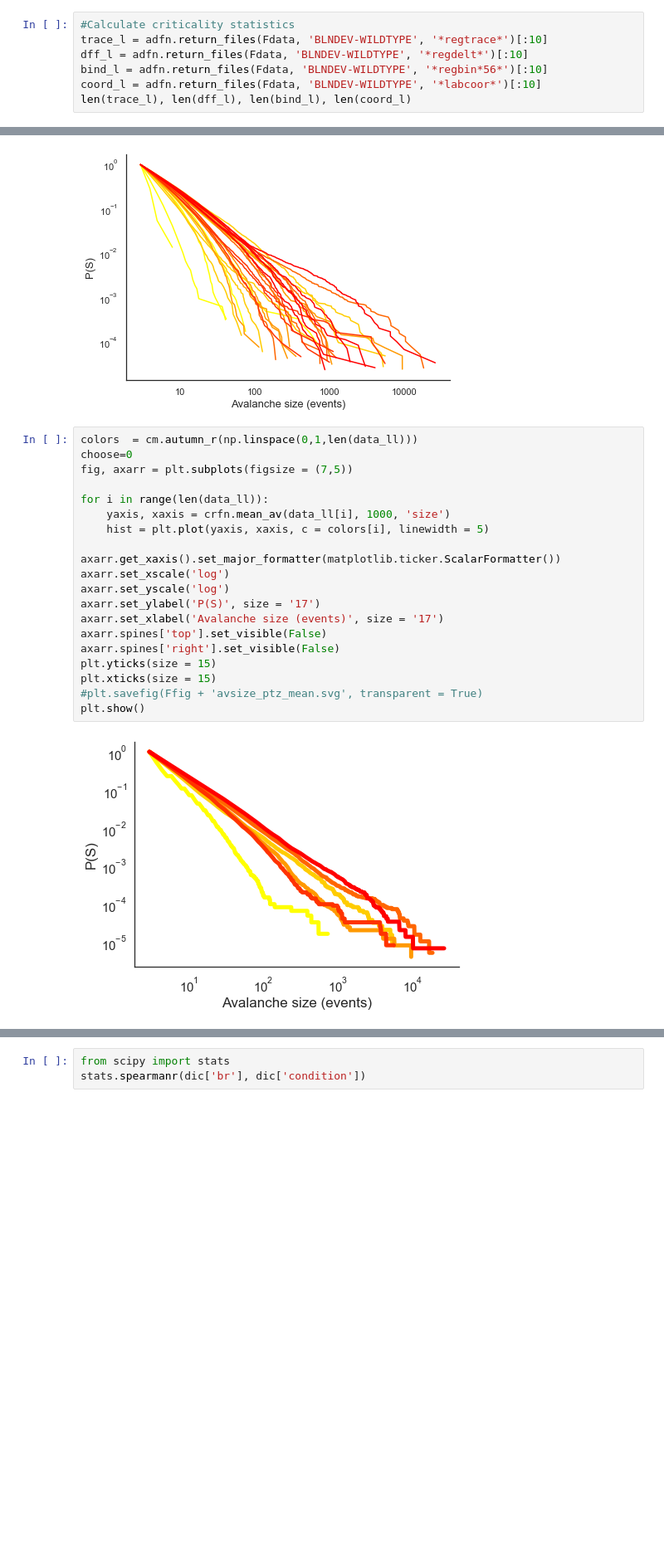
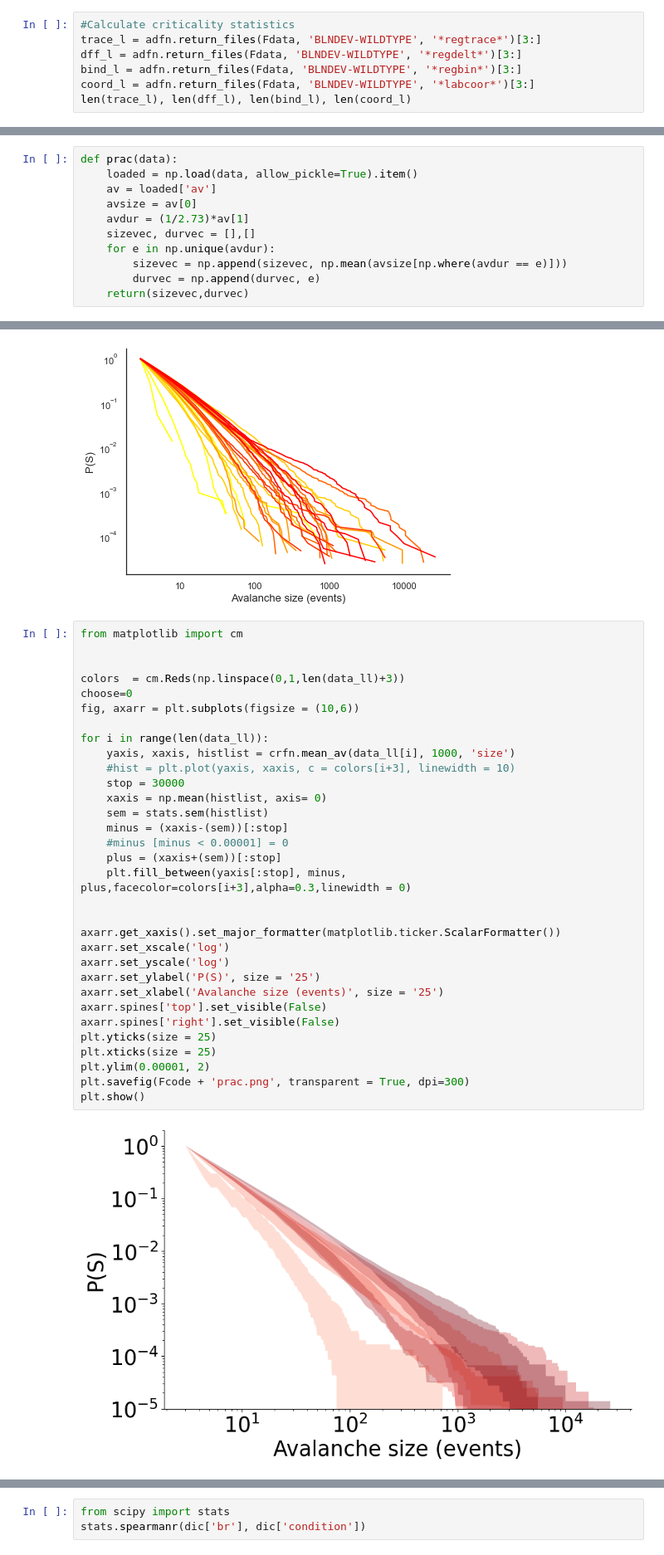
Before and after one commit to dmnburrows/multiscale_dev_dynamics, a Jupyter notebook: av_dev.ipynb, the cells around one changed output, grey strips where cells are left out. Shown at 83% size. Cells and saved outputs as stored; diff of their text form; blank space fills up the shorter version.

Commit message:
paper figures

```diff
--- a/av_dev.ipynb
+++ b/av_dev.ipynb
@@ -56,9 +58,9 @@ print(maxi)
 655.138672844927
 # %%
 #Calculate criticality statistics
-trace_l = adfn.return_files(Fdata, 'BLNDEV-WILDTYPE', '*regtrace*')[:10]
-dff_l = adfn.return_files(Fdata, 'BLNDEV-WILDTYPE', '*regdelt*')[:10]
-bind_l = adfn.return_files(Fdata, 'BLNDEV-WILDTYPE', '*regbin*56*')[:10]
-coord_l = adfn.return_files(Fdata, 'BLNDEV-WILDTYPE', '*labcoor*')[:10]
+trace_l = adfn.return_files(Fdata, 'BLNDEV-WILDTYPE', '*regtrace*')[3:]
+dff_l = adfn.return_files(Fdata, 'BLNDEV-WILDTYPE', '*regdelt*')[3:]
+bind_l = adfn.return_files(Fdata, 'BLNDEV-WILDTYPE', '*regbin*')[3:]
+coord_l = adfn.return_files(Fdata, 'BLNDEV-WILDTYPE', '*labcoor*')[3:]
 len(trace_l), len(dff_l), len(bind_l), len(coord_l)
 # %% [output]
@@ -827,0 +1345,11 @@ plt.show()
+# %%
+def prac(data):
+    loaded = np.load(data, allow_pickle=True).item()
+    av = loaded['av']
+    avsize = av[0]
+    avdur = (1/2.73)*av[1]
+    sizevec, durvec = [],[]
+    for e in np.unique(avdur):
+        sizevec = np.append(sizevec, np.mean(avsize[np.where(avdur == e)]))
+        durvec = np.append(durvec, e)
+    return(sizevec,durvec)
@@ -925,24 +1502,36 @@ plt.show()
 # %% [output]
 [figure]
 # %%
-colors  = cm.autumn_r(np.linspace(0,1,len(data_ll)))
+from matplotlib import cm
+
+
+colors  = cm.Reds(np.linspace(0,1,len(data_ll)+3))
 choose=0
-fig, axarr = plt.subplots(figsize = (7,5))
+fig, axarr = plt.subplots(figsize = (10,6))
 
 for i in range(len(data_ll)):
-    yaxis, xaxis = crfn.mean_av(data_ll[i], 1000, 'size')
-    hist = plt.plot(yaxis, xaxis, c = colors[i], linewidth = 5)
+    yaxis, xaxis, histlist = crfn.mean_av(data_ll[i], 1000, 'size')
+    #hist = plt.plot(yaxis, xaxis, c = colors[i+3], linewidth = 10)
+    stop = 30000
+    xaxis = np.mean(histlist, axis= 0)
+    sem = stats.sem(histlist)
+    minus = (xaxis-(sem))[:stop]
+    #minus [minus < 0.00001] = 0
+    plus = (xaxis+(sem))[:stop]
+    plt.fill_between(yaxis[:stop], minus, plus,facecolor=colors[i+3],alpha=0.3,linewidth = 0)
+
 
 axarr.get_xaxis().set_major_formatter(matplotlib.ticker.ScalarFormatter())
 axarr.set_xscale('log')
 axarr.set_yscale('log')
-axarr.set_ylabel('P(S)', size = '17')
-axarr.set_xlabel('Avalanche size (events)', size = '17')
+axarr.set_ylabel('P(S)', size = '25')
+axarr.set_xlabel('Avalanche size (events)', size = '25')
 axarr.spines['top'].set_visible(False)
 axarr.spines['right'].set_visible(False)
-plt.yticks(size = 15)
-plt.xticks(size = 15)
-#plt.savefig(Ffig + 'avsize_ptz_mean.svg', transparent = True)
+plt.yticks(size = 25)
+plt.xticks(size = 25)
+plt.ylim(0.00001, 2)
+plt.savefig(Fcode + 'prac.png', transparent = True, dpi=300)
 plt.show()
 # %% [output]
-[figure, old version]
+[figure, new version]
```
Also changed, not shown: parts of 68 cells of this notebook.
